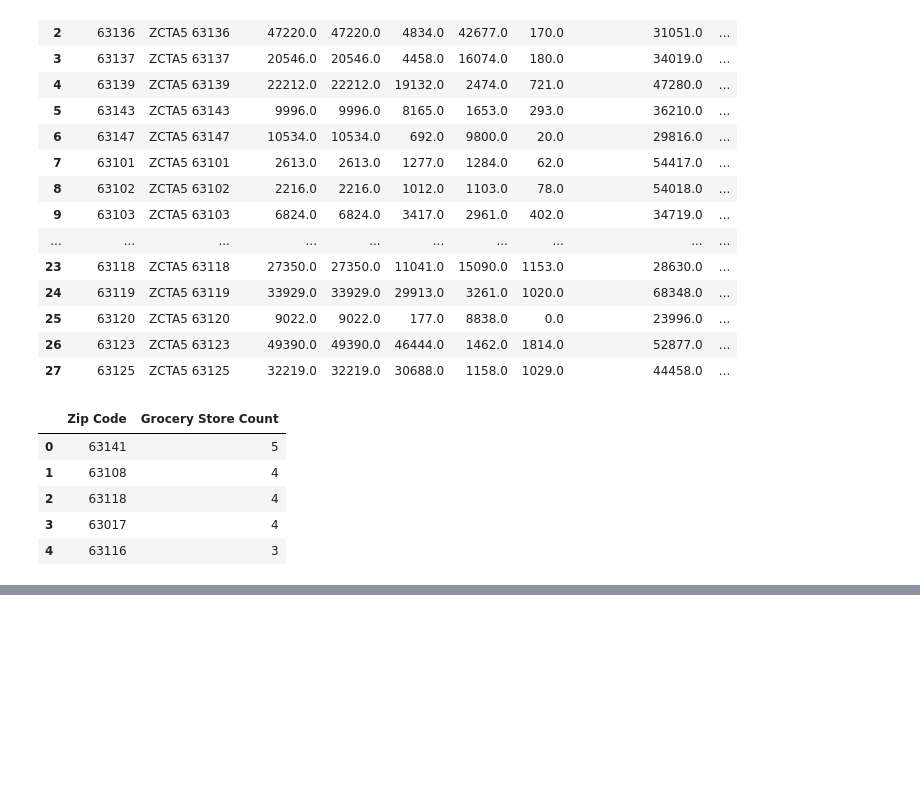
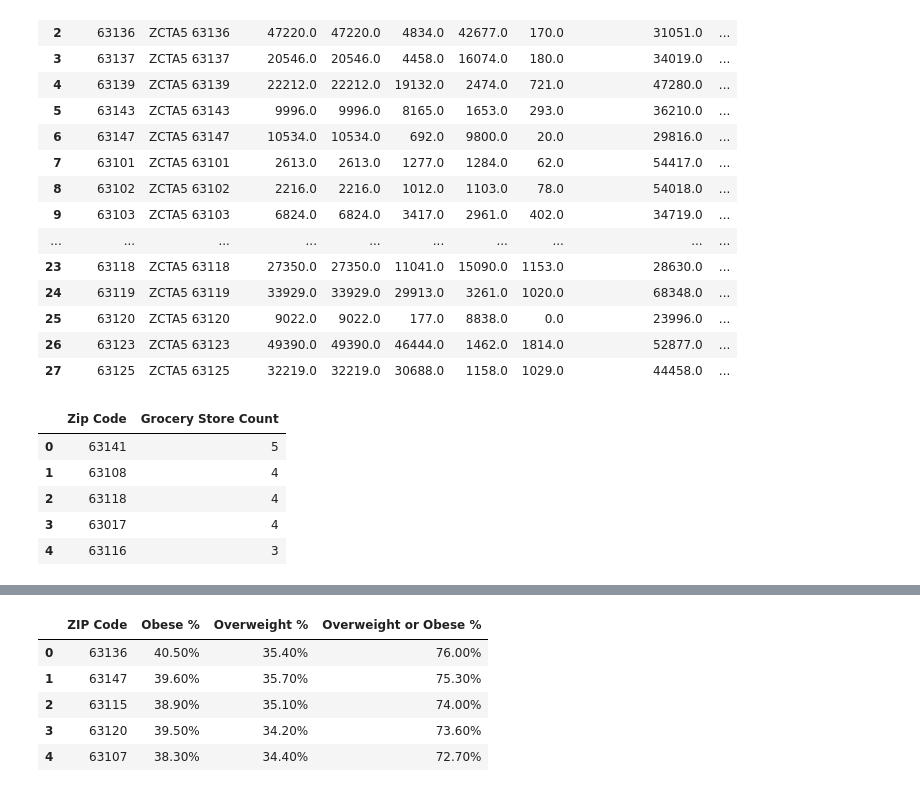
Before and after one commit to brendan2131/Project1, a Jupyter notebook: Food Desert Census Data.ipynb, the cells around one changed output, grey strips where cells are left out. Saved outputs shown, nothing was run; the diff lists cells and outputs as text; code cells hidden in the pictures; blank space fills up the shorter version.

```diff
--- a/Food Desert Census Data.ipynb
+++ b/Food Desert Census Data.ipynb
@@ -115,0 +115,11 @@ df_complete
+# %%
+overweight_df = pd.read_csv(
+    "Rates of Overweight and Obesity by ZIP Code, City of St. Louis.csv", dtype="object", encoding="utf-8")
+overweight_df.head()
+# %% [output]
+|  | ZIP Code | Obese % | Overweight % | Overweight or Obese % |
+| 0 | 63136 | 40.50% | 35.40% | 76.00% |
+| 1 | 63147 | 39.60% | 35.70% | 75.30% |
+| 2 | 63115 | 38.90% | 35.10% | 74.00% |
+| 3 | 63120 | 39.50% | 34.20% | 73.60% |
+| 4 | 63107 | 38.30% | 34.40% | 72.70% |
```
Also changed, not shown: parts of 3 cells of this notebook, 7 other files.
